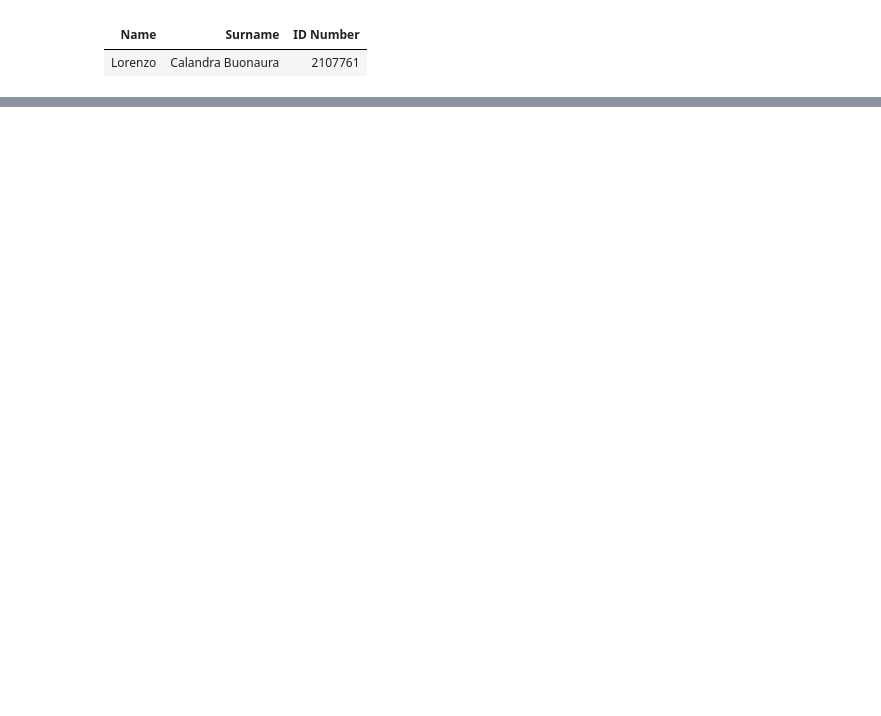
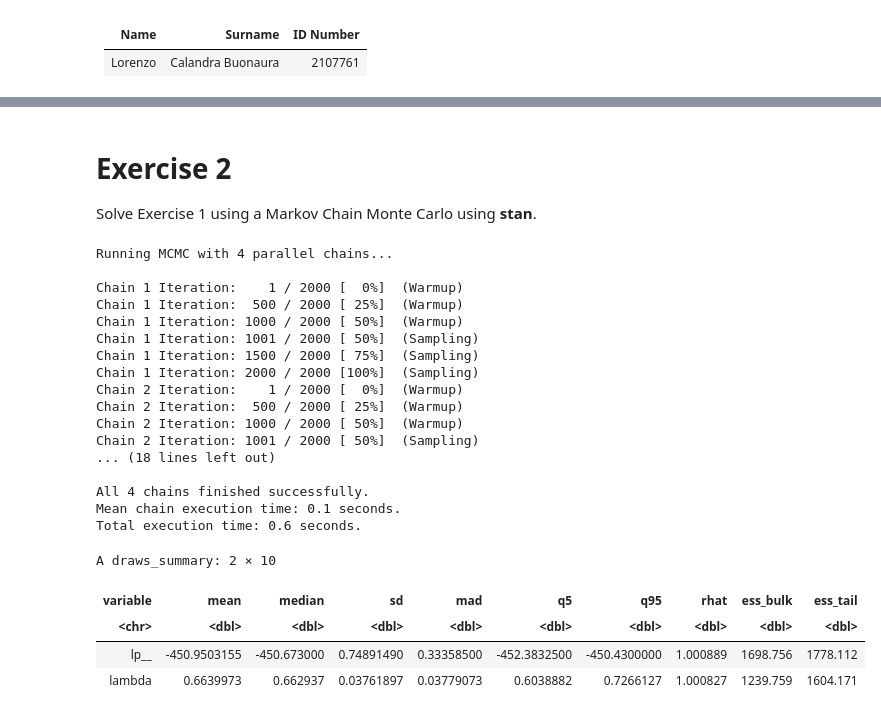
Before and after one commit to Kallo27/Advanced_statistics, a Jupyter notebook: Lab06/CalandraBuonaura_LorenzoRlab06.ipynb, the cells around one changed output, grey strips where cells are left out. Cells and saved outputs as stored; diff of their text form; code cells hidden in the pictures; blank space fills up the shorter version.

```diff
--- a/Lab06/CalandraBuonaura_LorenzoRlab06.ipynb
+++ b/Lab06/CalandraBuonaura_LorenzoRlab06.ipynb
@@ -528,0 +140,4 @@ c 1.814842e-06 6.266965e-06
+# %% [markdown]
+# Exercise 2
+
+Solve Exercise 1 using a Markov Chain Monte Carlo using **stan**.
@@ -528,0 +163,35 @@ c 1.814842e-06 6.266965e-06
+# %%
+fit <- mod$sample(
+  data = data_list,
+  seed = 123,
+  chains = 4,
+  parallel_chains = 4,
+  refresh = 500,
+  iter_warmup = 1000,
+  iter_sampling = 1000
+)
+
+fit$summary()
+# %% [output]
+Running MCMC with 4 parallel chains...
+
+Chain 1 Iteration:    1 / 2000 [  0%]  (Warmup)
+Chain 1 Iteration:  500 / 2000 [ 25%]  (Warmup)
+Chain 1 Iteration: 1000 / 2000 [ 50%]  (Warmup)
+Chain 1 Iteration: 1001 / 2000 [ 50%]  (Sampling)
+Chain 1 Iteration: 1500 / 2000 [ 75%]  (Sampling)
+Chain 1 Iteration: 2000 / 2000 [100%]  (Sampling)
+Chain 2 Iteration:    1 / 2000 [  0%]  (Warmup)
+Chain 2 Iteration:  500 / 2000 [ 25%]  (Warmup)
+Chain 2 Iteration: 1000 / 2000 [ 50%]  (Warmup)
+Chain 2 Iteration: 1001 / 2000 [ 50%]  (Sampling)
+... (18 lines left out)
+
+All 4 chains finished successfully.
+Mean chain execution time: 0.1 seconds.
+Total execution time: 0.6 seconds.
+A draws_summary: 2 × 10
+| variable | mean | median | sd | mad | q5 | q95 | rhat | ess_bulk | ess_tail |
+| <chr> | <dbl> | <dbl> | <dbl> | <dbl> | <dbl> | <dbl> | <dbl> | <dbl> | <dbl> |
+| lp__ | -450.9503155 | -450.673000 | 0.74891490 | 0.33358500 | -452.3832500 | -450.4300000 | 1.000889 | 1698.756 | 1778.112 |
+| lambda | 0.6639973 | 0.662937 | 0.03761897 | 0.03779073 | 0.6038882 | 0.7266127 | 1.000827 | 1239.759 | 1604.171 |
```
Also changed, not shown: parts of 47 cells of this notebook, 2 other files.
